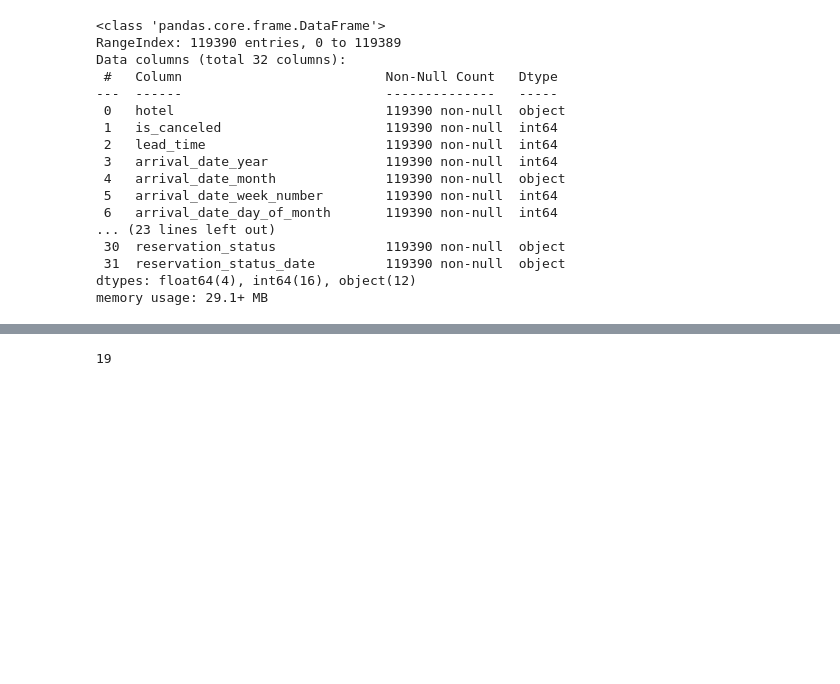
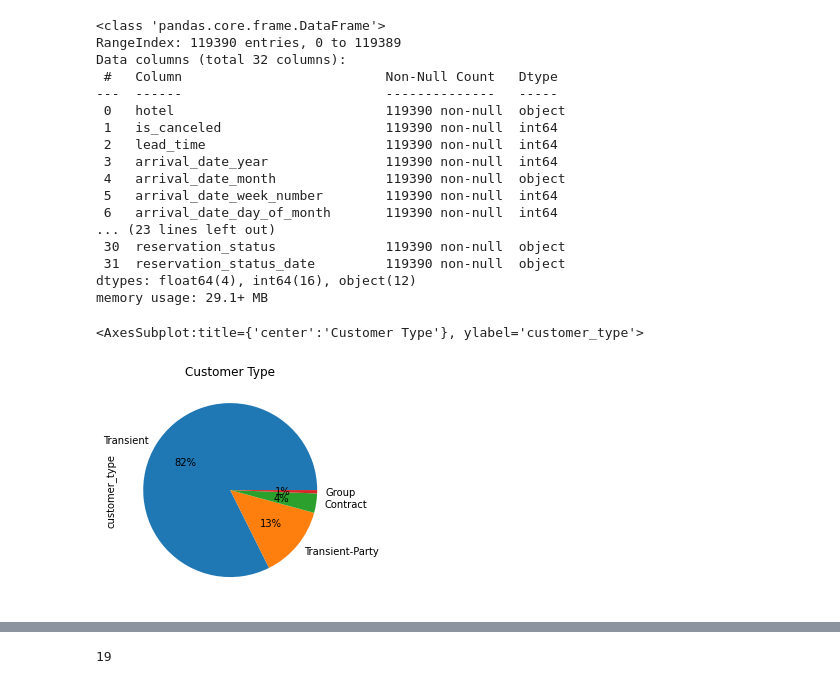
Before and after one commit to emilirgi18/IP9, a Jupyter notebook: Final Assignment.ipynb, the cells around one changed output, grey strips where cells are left out. Saved outputs shown, nothing was run; the diff lists cells and outputs as text; code cells hidden in the pictures; blank space fills up the shorter version.

```diff
--- a/Final Assignment.ipynb
+++ b/Final Assignment.ipynb
@@ -28,3 +29,8 @@ Data columns (total 32 columns):
  31  reservation_status_date         119390 non-null  object
 dtypes: float64(4), int64(16), object(12)
 memory usage: 29.1+ MB
+# %%
+hotel['customer_type'].value_counts().plot(kind='pie', title="Customer Type", autopct='%1.0f%%')
+# %% [output]
+<AxesSubplot:title={'center':'Customer Type'}, ylabel='customer_type'>
+[figure, added]
```
Also changed, not shown: parts of 25 cells of this notebook.
